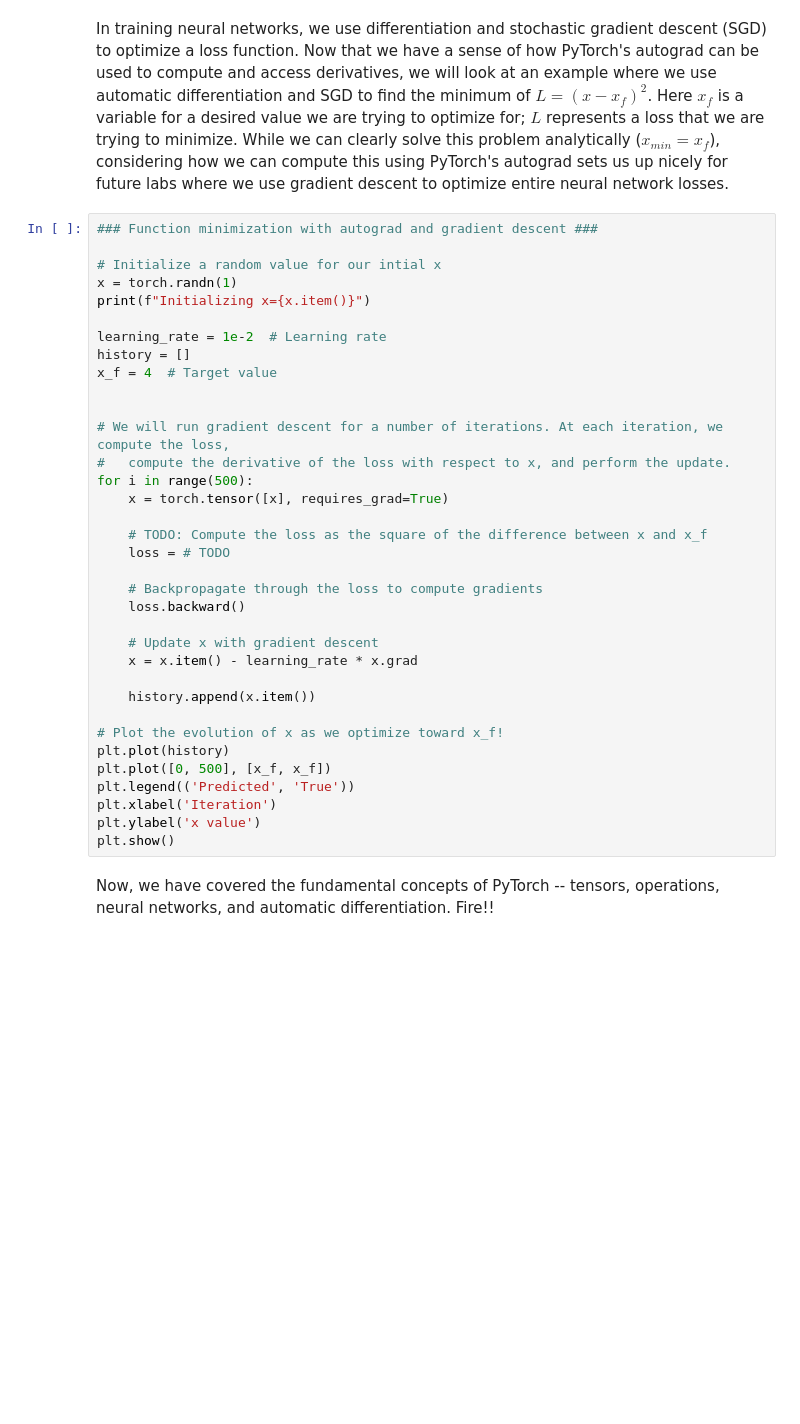
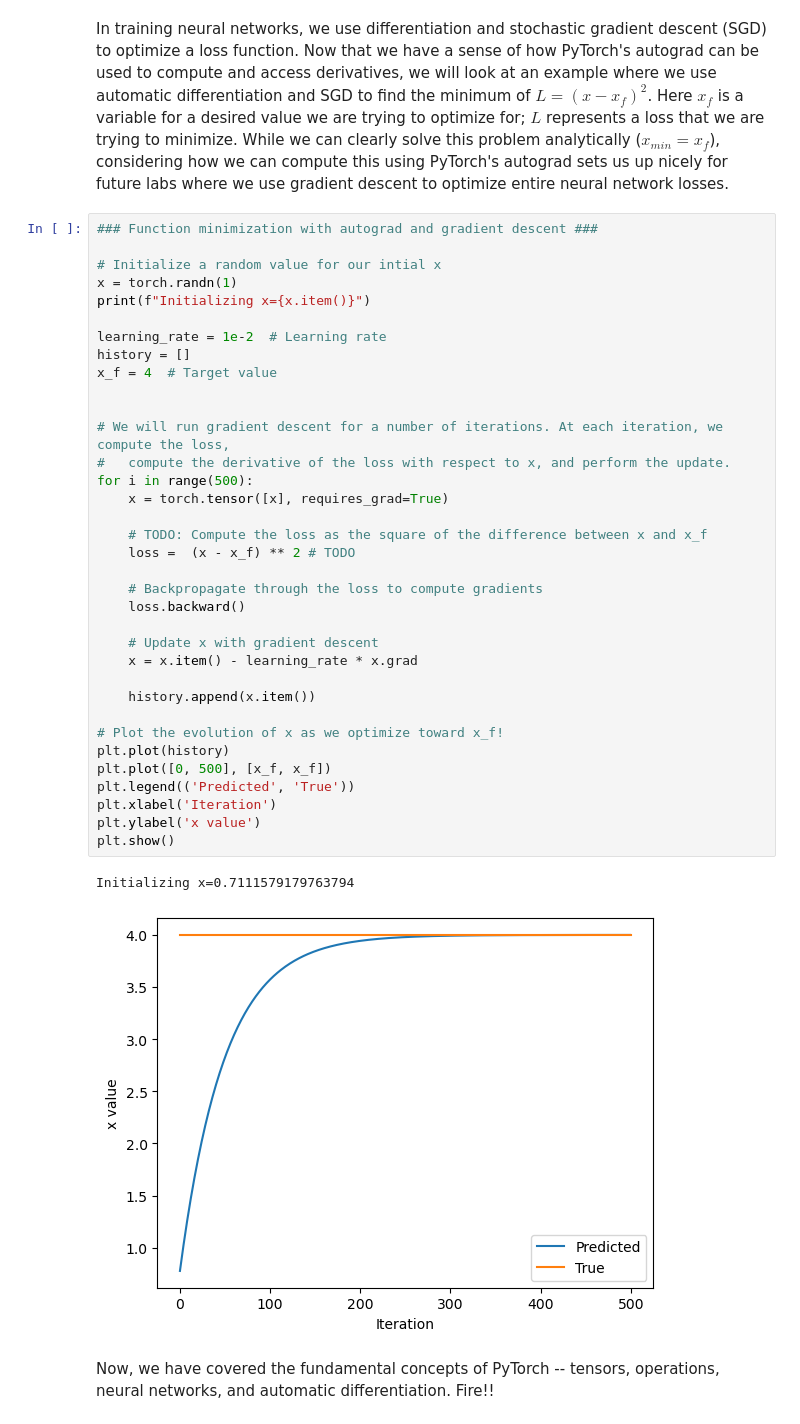
Before and after one commit to code4geoai/introtodeeplearning, a Jupyter notebook: lab1/PT_Part1_Intro.ipynb, the cells around one changed output. Cells and saved outputs as stored; diff of their text form; blank space fills up the shorter version.

```diff
--- a/lab1/PT_Part1_Intro.ipynb
+++ b/lab1/PT_Part1_Intro.ipynb
@@ -353,33 +380,36 @@ In training neural networks, we use differentiation and stochastic gradient desc
 x = torch.randn(1)
 print(f"Initializing x={x.item()}")
 
 learning_rate = 1e-2  # Learning rate
 history = []
 x_f = 4  # Target value
 
 
 # We will run gradient descent for a number of iterations. At each iteration, we compute the loss,
 #   compute the derivative of the loss with respect to x, and perform the update.
 for i in range(500):
     x = torch.tensor([x], requires_grad=True)
 
     # TODO: Compute the loss as the square of the difference between x and x_f
-    loss = # TODO
+    loss =  (x - x_f) ** 2 # TODO
 
     # Backpropagate through the loss to compute gradients
     loss.backward()
 
     # Update x with gradient descent
     x = x.item() - learning_rate * x.grad
 
     history.append(x.item())
 
 # Plot the evolution of x as we optimize toward x_f!
 plt.plot(history)
 plt.plot([0, 500], [x_f, x_f])
 plt.legend(('Predicted', 'True'))
 plt.xlabel('Iteration')
 plt.ylabel('x value')
 plt.show()
+# %% [output]
+Initializing x=0.7111579179763794
+[figure, added]
 # %% [markdown]
 Now, we have covered the fundamental concepts of PyTorch -- tensors, operations, neural networks, and automatic differentiation. Fire!!
```
Also changed, not shown: parts of 10 cells of this notebook.
